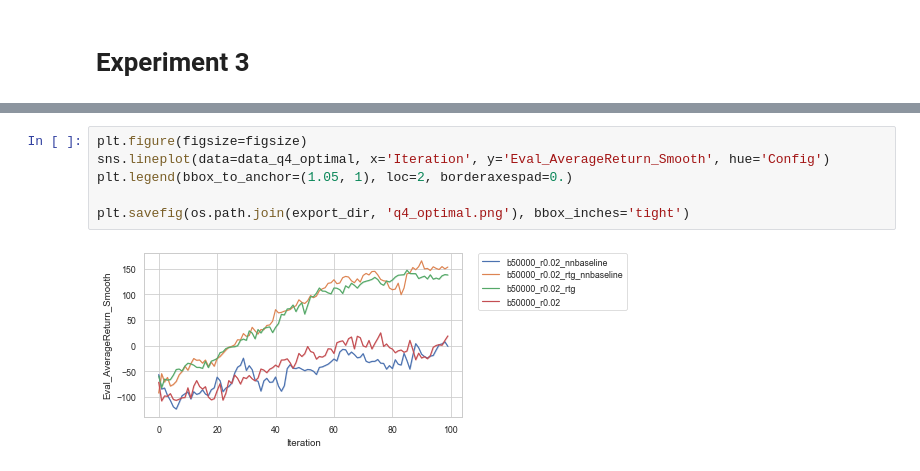
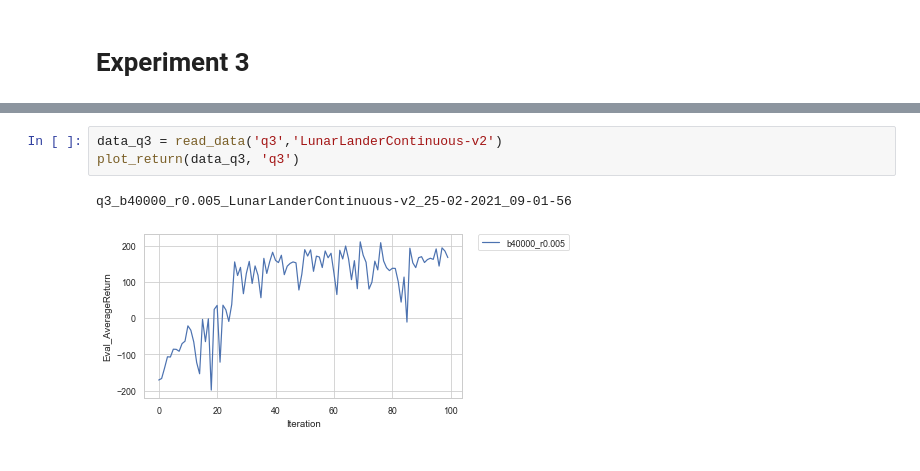
Before and after one commit to MinWang1997/CS285-Deep-Reinforcement-Learning, a Jupyter notebook: homework_fall2020-master/hw2/dataviz.ipynb, the cells around one changed output, grey strips where cells are left out. Drawn from its saved outputs; the diff is of its cells as text.

```diff
--- a/homework_fall2020-master/hw2/dataviz.ipynb
+++ b/homework_fall2020-master/hw2/dataviz.ipynb
@@ -650,8 +408,6 @@ config_list ['b50000', 'r0.02', 'rtg']
-# %%
-plt.figure(figsize=figsize)
-sns.lineplot(data=data_q4_optimal, x='Iteration', y='Eval_AverageReturn_Smooth', hue='Config')
-plt.legend(bbox_to_anchor=(1.05, 1), loc=2, borderaxespad=0.)
-
-plt.savefig(os.path.join(export_dir, 'q4_optimal.png'), bbox_inches='tight')
-# %% [output]
-[figure, removed]
+# %%
+data_q3 = read_data('q3','LunarLanderContinuous-v2')
+plot_return(data_q3, 'q3')
+# %% [output]
+q3_b40000_r0.005_LunarLanderContinuous-v2_25-02-2021_09-01-56
+[figure, added]
```
Also changed, not shown: parts of 17 cells of this notebook, 1 other file.
